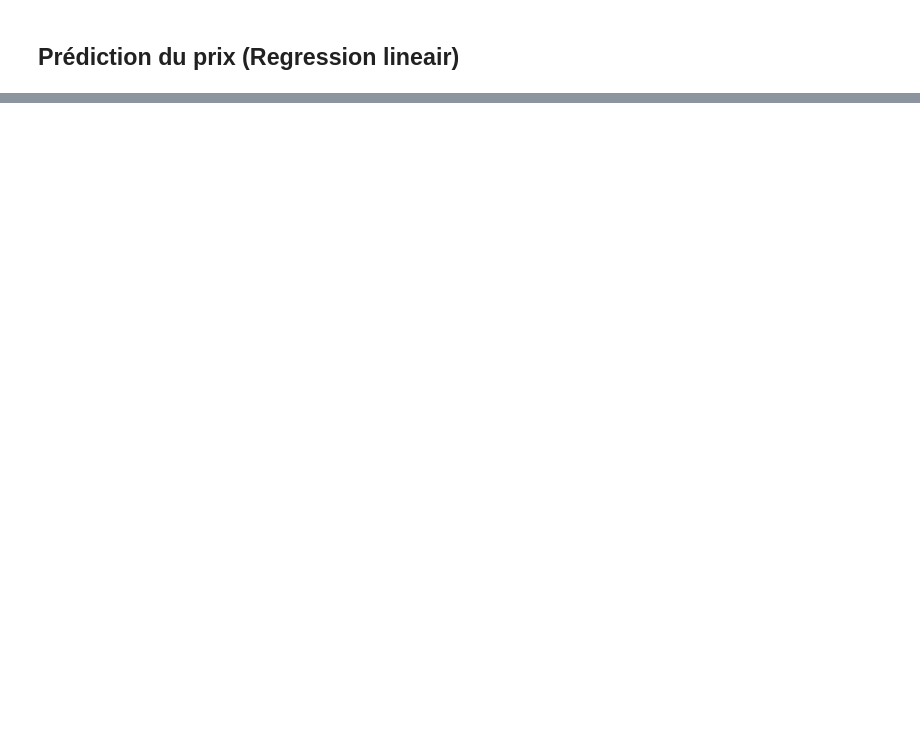
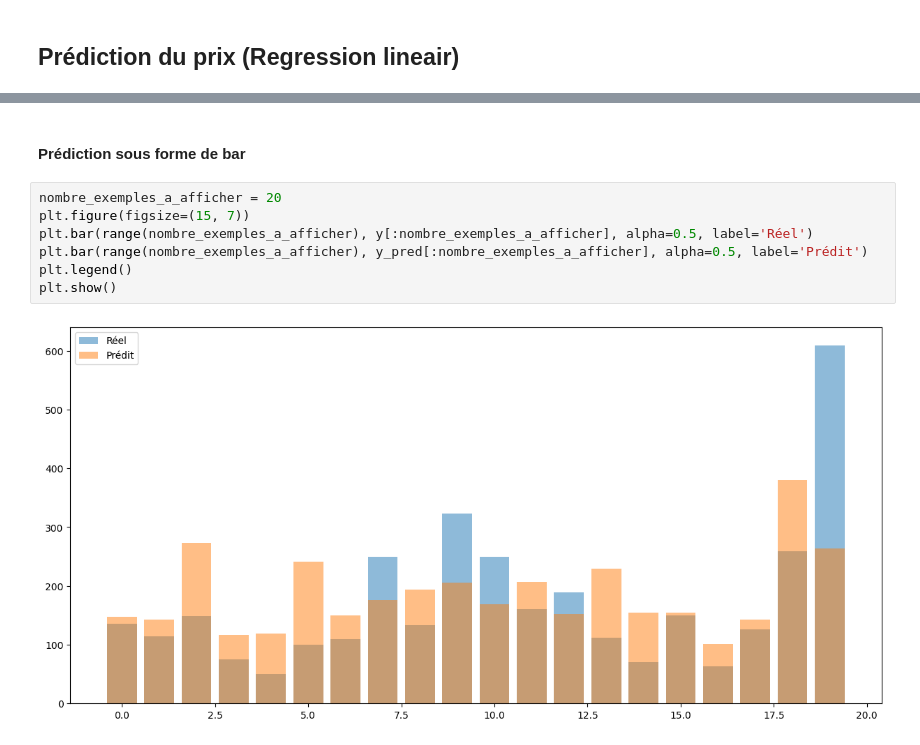
Before and after one commit to AlexandreRochaQ/projet_airbnb, a Jupyter notebook: airbnb.ipynb, the cells around one changed output, grey strips where cells are left out. Cells and saved outputs as stored; diff of their text form; blank space fills up the shorter version.

```diff
--- a/airbnb.ipynb
+++ b/airbnb.ipynb
@@ -61,0 +189,11 @@ Nombre de lignes : 84055
+# %% [markdown]
+#### Prédiction sous forme de bar
+# %%
+nombre_exemples_a_afficher = 20
+plt.figure(figsize=(15, 7))
+plt.bar(range(nombre_exemples_a_afficher), y[:nombre_exemples_a_afficher], alpha=0.5, label='Réel')
+plt.bar(range(nombre_exemples_a_afficher), y_pred[:nombre_exemples_a_afficher], alpha=0.5, label='Prédit')
+plt.legend()
+plt.show()
+# %% [output]
+[figure, added]
```
Also changed, not shown: parts of 26 cells of this notebook.
